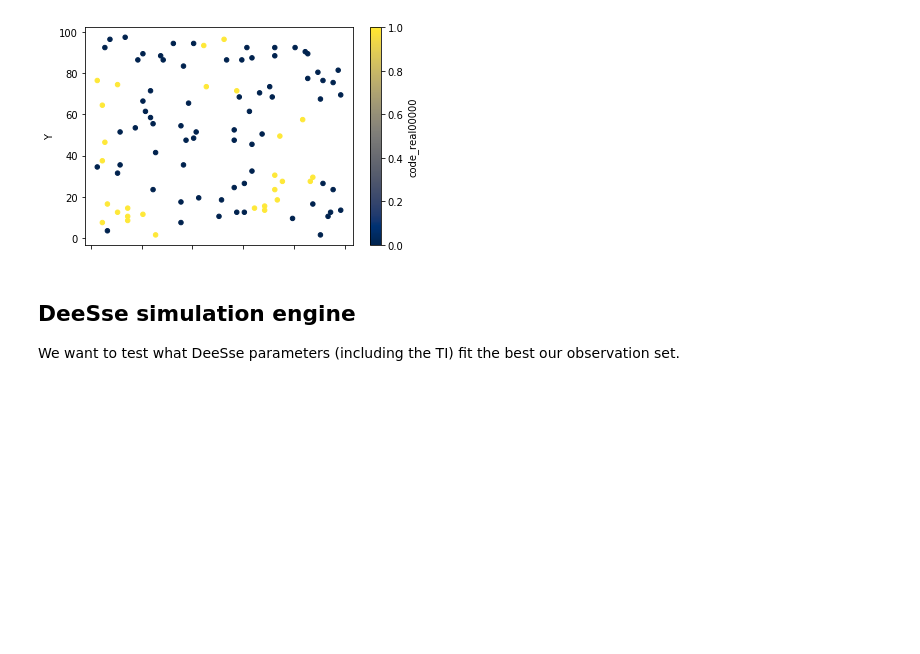
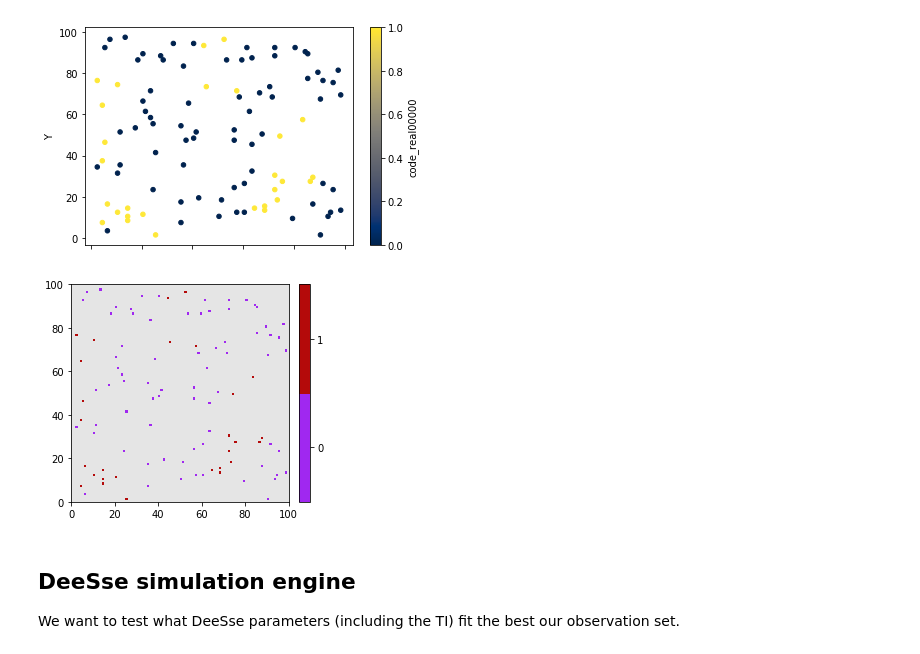
Before and after one commit to UniNE-CHYN/mps_toolbox, a Jupyter notebook: examples/ex_cross_validation.ipynb, the cells around one changed output. Cells and saved outputs as stored; diff of their text form; code cells hidden in the pictures; blank space fills up the shorter version.

```diff
--- a/examples/ex_cross_validation.ipynb
+++ b/examples/ex_cross_validation.ipynb
@@ -56,6 +55,11 @@ df_observations.plot.scatter(x='X', y='Y', c='code_real00000', cmap='cividis')
 # %% [output]
 <matplotlib.axes._subplots.AxesSubplot at 0x...>
 [figure]
+# %%
+# geone plot
+drawImage2D(pointSetToImage(observations, nx=100, ny=100, nz=1), categ=True)
+# %% [output]
+[figure, added]
 # %% [markdown]
 ## DeeSse simulation engine
 
```
Also changed, not shown: parts of 9 cells of this notebook, 13 other files.
